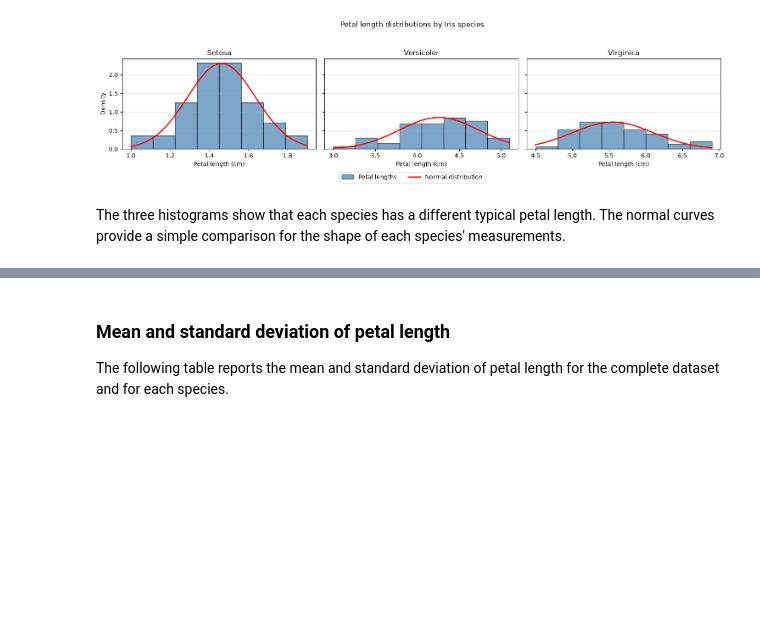
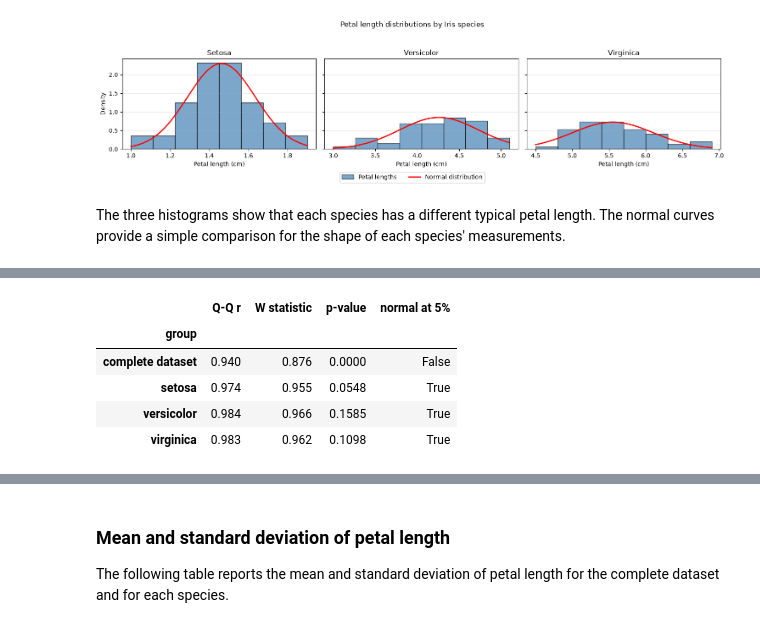
Before and after one commit to CGiardino/applied-statistics, a Jupyter notebook: problems.ipynb, the cells around one changed output, grey strips where cells are left out. Drawn from its saved outputs; the diff is of its cells as text; code cells hidden in the pictures; blank space fills up the shorter version.

```diff
--- a/problems.ipynb
+++ b/problems.ipynb
@@ -114,0 +141,23 @@ The three histograms show that each species has a different typical petal length
+# %%
+# Apply the Shapiro-Wilk test to the complete data and each species.
+normality_results = []
+for label, lengths in groups:
+    probplot_result = stats.probplot(lengths, dist="norm")
+    test = stats.shapiro(lengths)
+    normality_results.append({
+        "group": label,
+        "Q-Q r": probplot_result[1][2],
+        "W statistic": test.statistic,
+        "p-value": test.pvalue,
+        "normal at 5%": test.pvalue >= 0.05,
+    })
+
+normality_results = pd.DataFrame(normality_results).set_index("group")
+normality_results.round({"Q-Q r": 3, "W statistic": 3, "p-value": 4})
+# %% [output]
+|  | Q-Q r | W statistic | p-value | normal at 5% |
+| group |  |  |  |  |
+| complete dataset | 0.940 | 0.876 | 0.0000 | False |
+| setosa | 0.974 | 0.955 | 0.0548 | True |
+| versicolor | 0.984 | 0.966 | 0.1585 | True |
+| virginica | 0.983 | 0.962 | 0.1098 | True |
```
Also changed, not shown: parts of 4 cells of this notebook, 2 other files.
